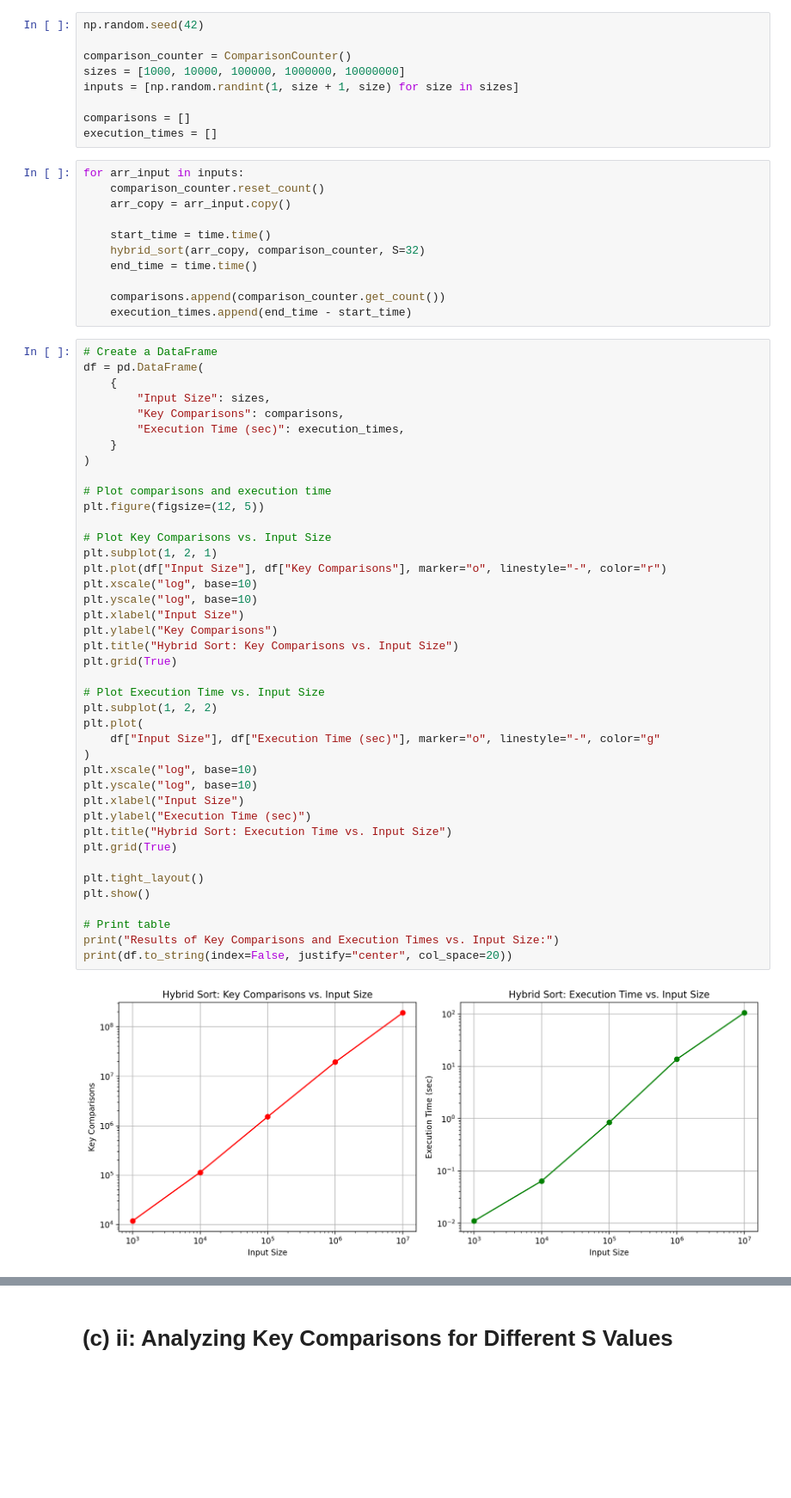
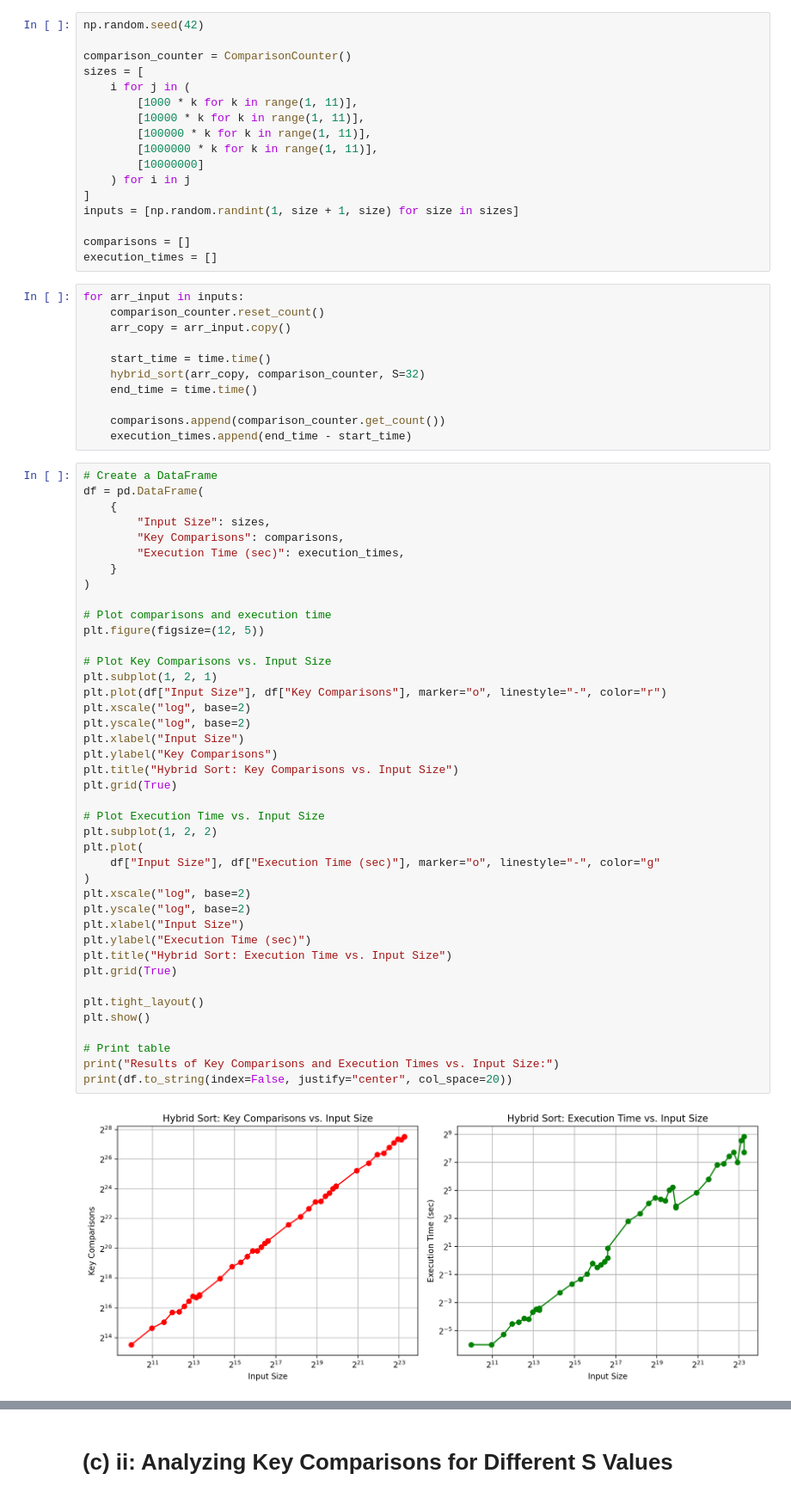
Before and after one commit to HangenYuu/SC2001-Lab, a Jupyter notebook: Project 1/compare_sort.ipynb, the cells around one changed output, grey strips where cells are left out. Shown at 86% size. Drawn from its saved outputs; the diff is of its cells as text; blank space fills up the shorter version.

```diff
--- a/Project 1/compare_sort.ipynb
+++ b/Project 1/compare_sort.ipynb
@@ -76,7 +76,15 @@ Max value: 10000000
 np.random.seed(42)
 
 comparison_counter = ComparisonCounter()
-sizes = [1000, 10000, 100000, 1000000, 10000000]
+sizes = [
+    i for j in (
+        [1000 * k for k in range(1, 11)],
+        [10000 * k for k in range(1, 11)],
+        [100000 * k for k in range(1, 11)],
+        [1000000 * k for k in range(1, 11)],
+        [10000000]
+    ) for i in j
+]
 inputs = [np.random.randint(1, size + 1, size) for size in sizes]
 
 comparisons = []
@@ -103,37 +111,37 @@ df = pd.DataFrame(
 )
 
 # Plot comparisons and execution time
 plt.figure(figsize=(12, 5))
 
 # Plot Key Comparisons vs. Input Size
 plt.subplot(1, 2, 1)
 plt.plot(df["Input Size"], df["Key Comparisons"], marker="o", linestyle="-", color="r")
-plt.xscale("log", base=10)
-plt.yscale("log", base=10)
+plt.xscale("log", base=2)
+plt.yscale("log", base=2)
 plt.xlabel("Input Size")
 plt.ylabel("Key Comparisons")
 plt.title("Hybrid Sort: Key Comparisons vs. Input Size")
 plt.grid(True)
 
 # Plot Execution Time vs. Input Size
 plt.subplot(1, 2, 2)
 plt.plot(
     df["Input Size"], df["Execution Time (sec)"], marker="o", linestyle="-", color="g"
 )
-plt.xscale("log", base=10)
-plt.yscale("log", base=10)
+plt.xscale("log", base=2)
+plt.yscale("log", base=2)
 plt.xlabel("Input Size")
 plt.ylabel("Execution Time (sec)")
 plt.title("Hybrid Sort: Execution Time vs. Input Size")
 plt.grid(True)
 
 plt.tight_layout()
 plt.show()
 
 # Print table
 print("Results of Key Comparisons and Execution Times vs. Input Size:")
 print(df.to_string(index=False, justify="center", col_space=20))
 # %% [output]
-[figure, old version]
+[figure, new version]
 Results of Key Comparisons and Execution Times vs. Input Size:
      Input Size         Key Comparisons    Execution Time (sec)
```
Also changed, not shown: parts of 4 cells of this notebook.
